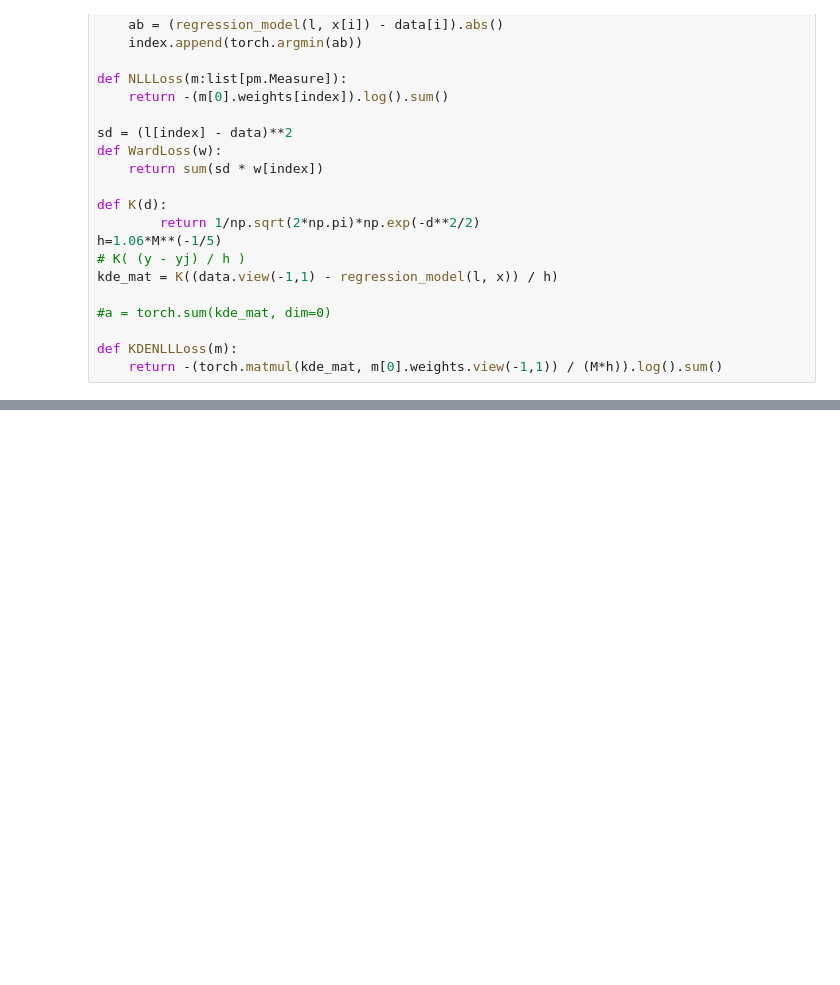
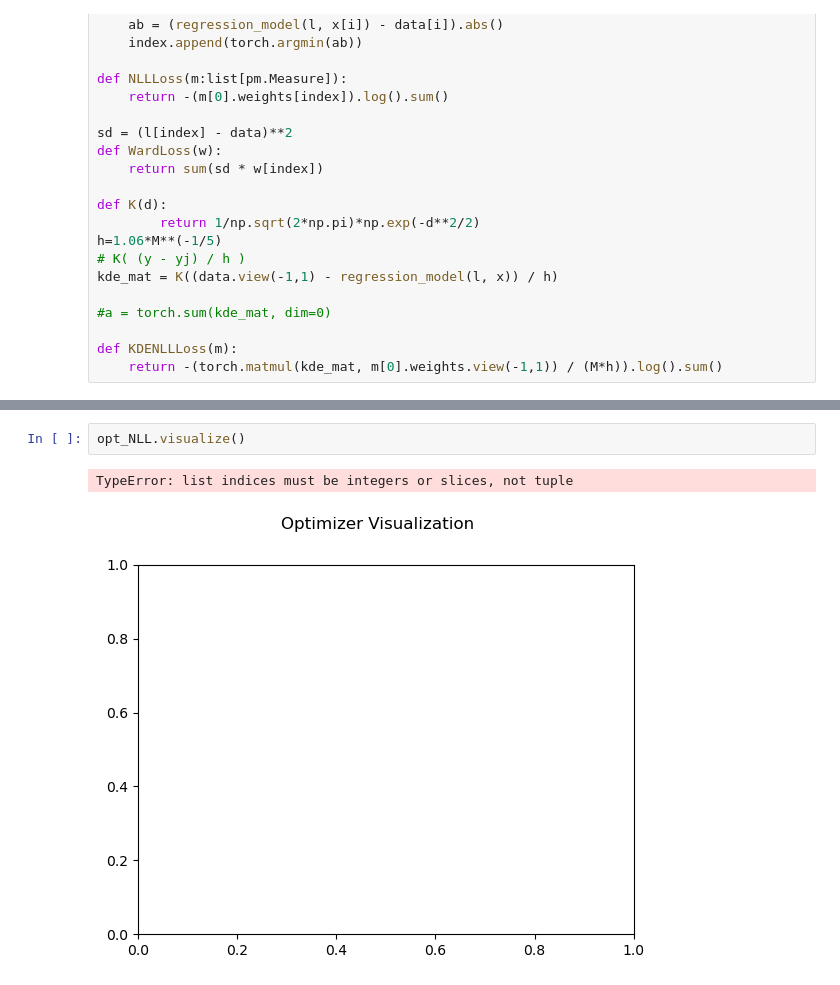
Before and after one commit to Miralleyan/Kandidatarbete, a Jupyter notebook: Optimizer/hampus_test.ipynb, the cells around one changed output, grey strips where cells are left out. Drawn from its saved outputs; the diff is of its cells as text; blank space fills up the shorter version.

Commit message:
KDE visualize

```diff
--- a/Optimizer/hampus_test.ipynb
+++ b/Optimizer/hampus_test.ipynb
@@ -87,0 +88,5 @@ Max epochs reached
+# %%
+opt_NLL.visualize()
+# %% [output]
+TypeError: list indices must be integers or slices, not tuple
+[figure, added]
```
Also changed, not shown: parts of 1 cell of this notebook, 2 other files.
